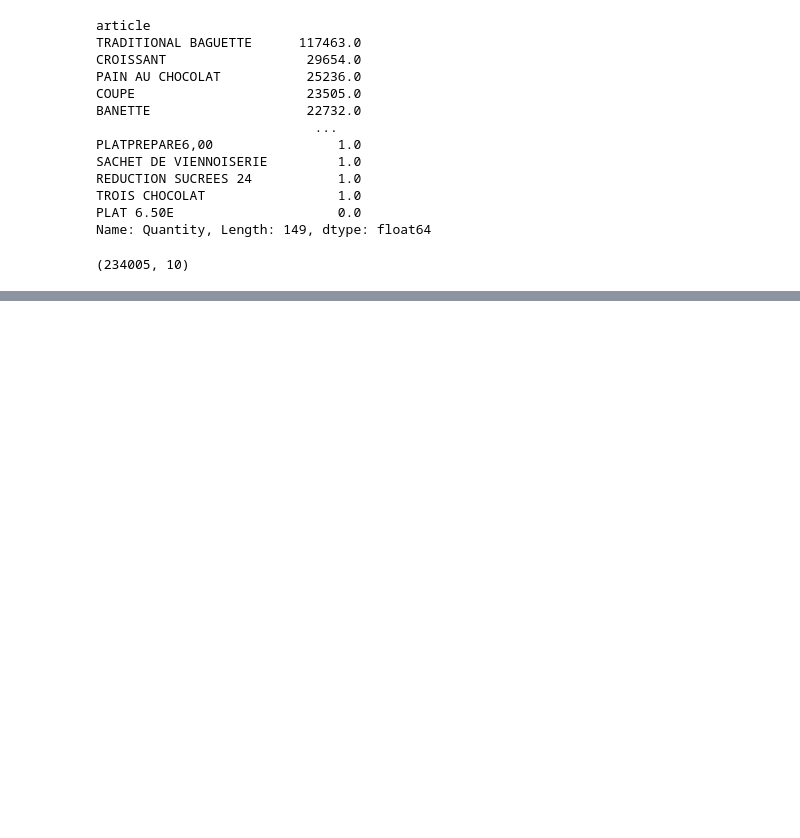
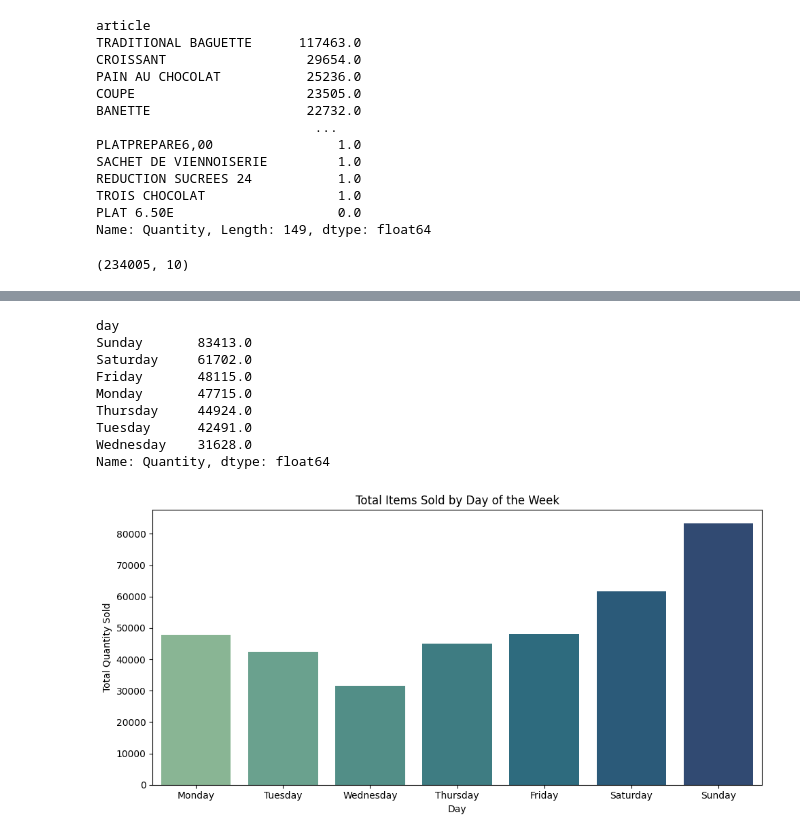
Before and after one commit to murad-02/French_Bakery_Daily_Sales, a Jupyter notebook: Notebook_File/bakery_sales.ipynb, the cells around one changed output, grey strips where cells are left out. Saved outputs shown, nothing was run; the diff lists cells and outputs as text; code cells hidden in the pictures; blank space fills up the shorter version.

```diff
--- a/Notebook_File/bakery_sales.ipynb
+++ b/Notebook_File/bakery_sales.ipynb
@@ -260,0 +363,30 @@ data.shape
+# %%
+# Group by 'day' and sum the 'Quantity'
+day_sales = data.groupby('day')['Quantity'].sum().sort_values(ascending=False)
+
+# Display the result
+print(day_sales)
+
+# To ensure days are in calendar order, you can use:
+days_order = ['Monday', 'Tuesday', 'Wednesday', 'Thursday', 'Friday', 'Saturday', 'Sunday']
+day_sales = day_sales.reindex(days_order)
+
+# Plot using seaborn
+plt.figure(figsize=(10, 5))
+sns.barplot(x=day_sales.index, y=day_sales.values, palette='crest')
+plt.title('Total Items Sold by Day of the Week')
+plt.xlabel('Day')
+plt.ylabel('Total Quantity Sold')
+plt.tight_layout()
+plt.show()
+# %% [output]
+day
+Sunday       83413.0
+Saturday     61702.0
+Friday       48115.0
+Monday       47715.0
+Thursday     44924.0
+Tuesday      42491.0
+Wednesday    31628.0
+Name: Quantity, dtype: float64
+[figure, added]
```
Also changed, not shown: parts of 8 cells of this notebook.
